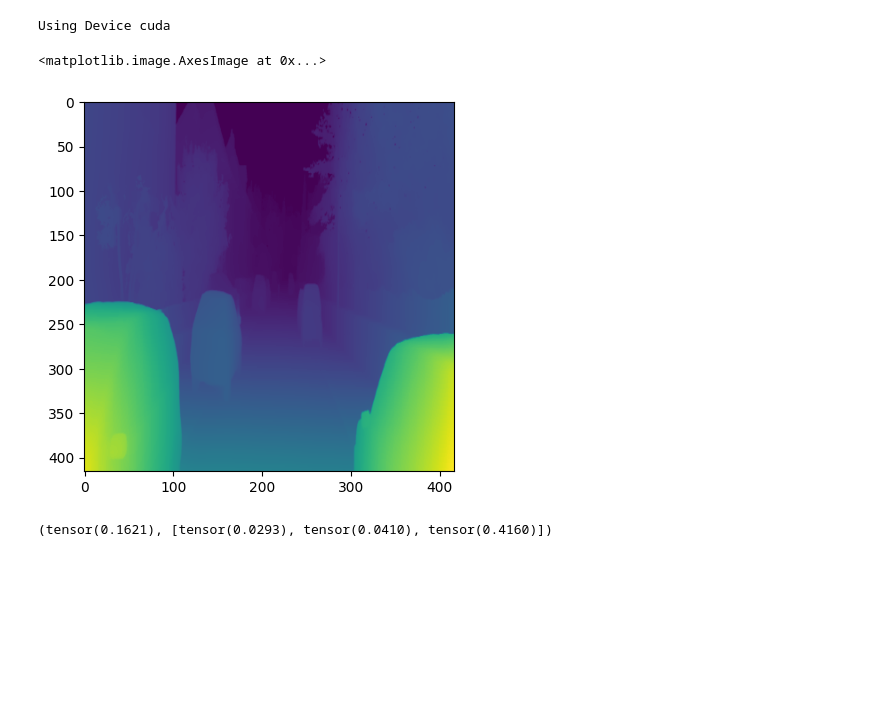
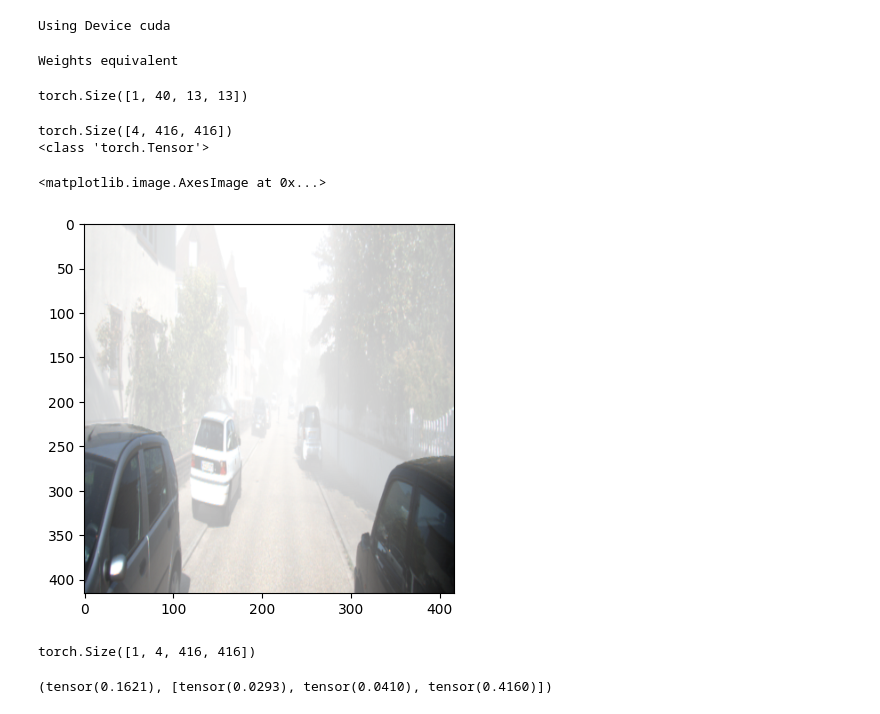
Before and after one commit to gkmocastro/rgbd-yolov2, a Jupyter notebook: test_nb.ipynb, the cells around one changed output. Drawn from its saved outputs; the diff is of its cells as text; code cells hidden in the pictures; blank space fills up the shorter version.

Commit message:
change hyperparameters for rgbd training

```diff
--- a/test_nb.ipynb
+++ b/test_nb.ipynb
@@ -19,7 +19,7 @@ LEARNING_RATE = 2e-5
 NUM_EPOCHS = 5
 DEVICE = "cuda" if torch.cuda.is_available() else "cpu"
 NUM_CLASSES = 3
-MODEL_TYPE = "depth"
+MODEL_TYPE = "rgbd"
 print(f"Using Device {DEVICE}")
 
 model = ln.models.YoloV2(NUM_CLASSES)
@@ -65,14 +65,32 @@ if do_test:
         loss_fn=loss_fn,
         device=DEVICE
     )
+# %%
+fusion_model = model_builder(num_classes=3, model_type="rgbd")
+# %% [output]
+Weights equivalent
+# %%
+input_tensor = torch.randn(32, 4, 416, 416)
+output_tensor = fusion_model(image.unsqueeze(0))
+print(output_tensor.shape)
+# %% [output]
+torch.Size([1, 40, 13, 13])
 # %%
 import matplotlib.pyplot as plt
 index = 3
 image, target = test_dataset[index]
-plt.imshow(image.squeeze(0))
+print(image.shape)
+print(type(image))
+plt.imshow(image.squeeze(0).permute(1,2,0))
 # %% [output]
-<matplotlib.image.AxesImage at 0x...>
+torch.Size([4, 416, 416])
+<class 'torch.Tensor'>
+<matplotlib.image.AxesImage at 0x...>
-[figure, old version]
+[figure, new version]
+# %%
+image.unsqueeze(0).shape
+# %% [output]
+torch.Size([1, 4, 416, 416])
 # %%
 metric_map
 # %% [output]
```
Also changed, not shown: parts of 1 cell of this notebook, 1 other file.
